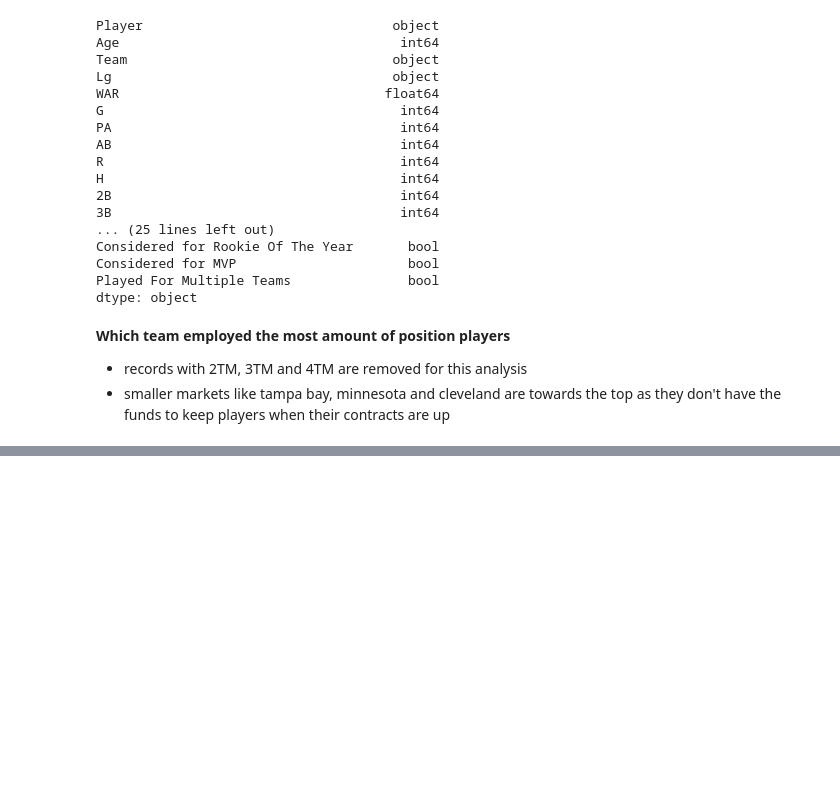
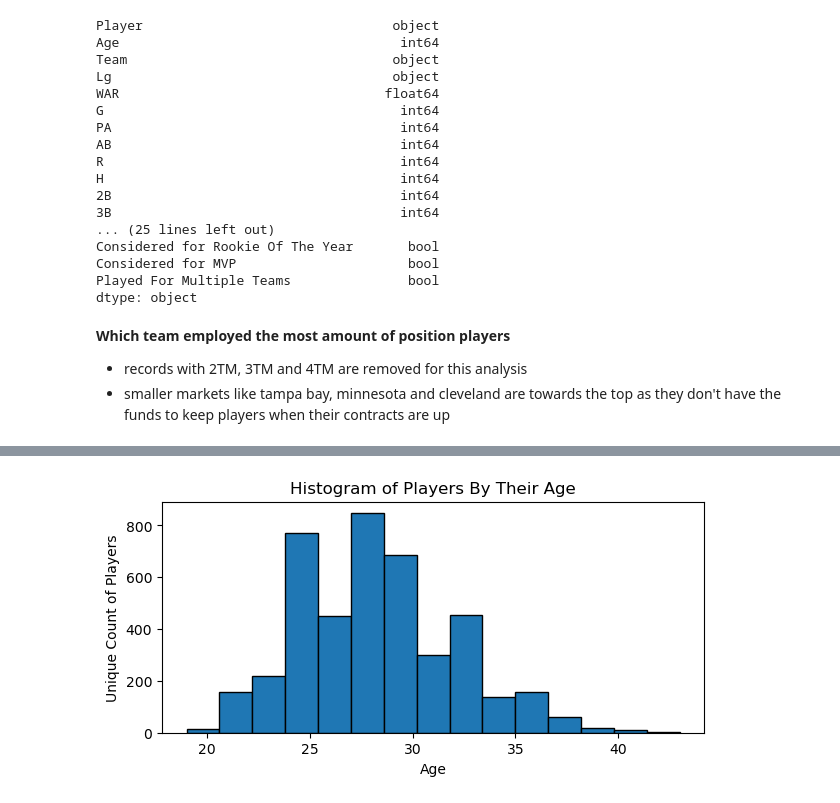
Before and after one commit to AHayslip23/Baseball-Hitting-2015-2024, a Jupyter notebook: Baseball Hitting.ipynb, the cells around one changed output, grey strips where cells are left out. Drawn from its saved outputs; the diff is of its cells as text; code cells hidden in the pictures; blank space fills up the shorter version.

```diff
--- a/Baseball Hitting.ipynb
+++ b/Baseball Hitting.ipynb
@@ -187,0 +199,10 @@ plt.show()
+# %%
+order1 = cleaned_baseball["Age"].value_counts().index
+plt.figure(figsize=(7, 3))
+plt.title("Histogram of Players By Their Age")
+plt.hist(data=cleaned_baseball, x="Age", bins=15, edgecolor="black")
+plt.xlabel("Age")
+plt.ylabel("Unique Count of Players")
+plt.show()
+# %% [output]
+[figure, added]
```
Also changed, not shown: parts of 15 cells of this notebook, 1 other file.
